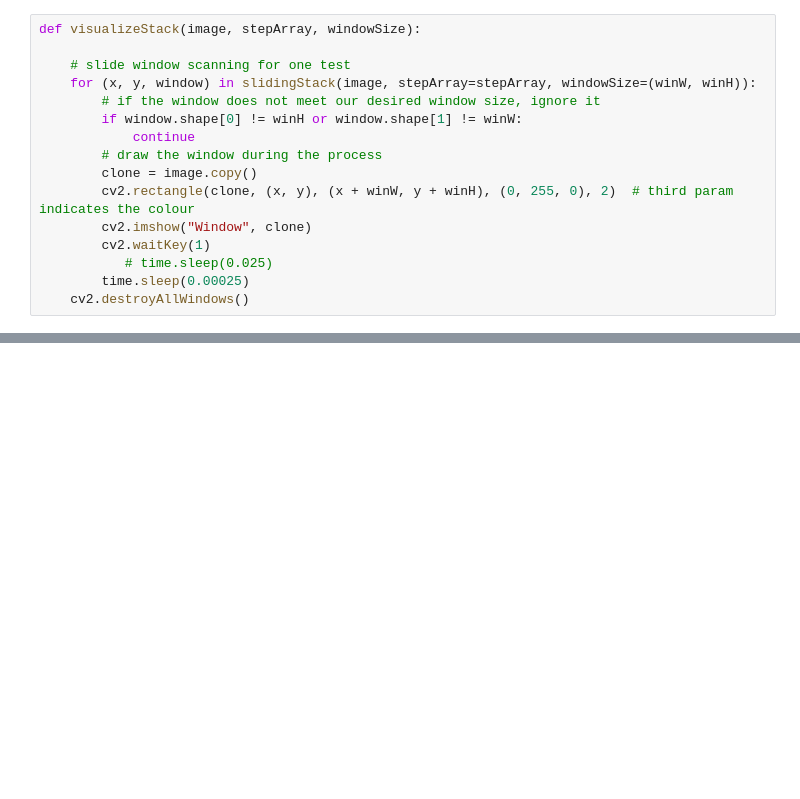
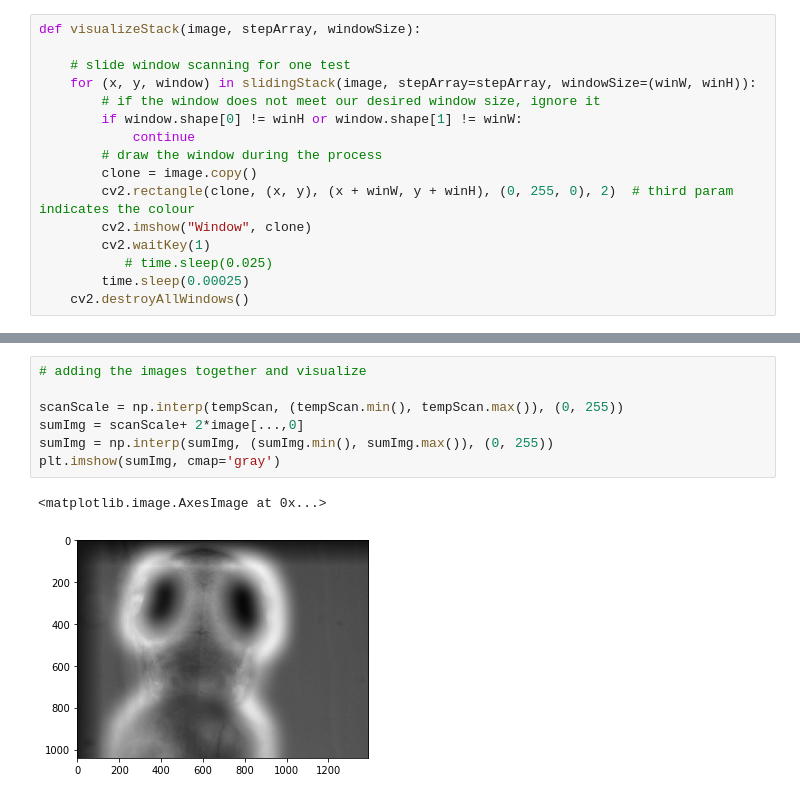
Before and after one commit to leeroyhannover/LM, a Jupyter notebook: digitalConfocal/notebooks/focalMap_demo.ipynb, the cells around one changed output, grey strips where cells are left out. Cells and saved outputs as stored; diff of their text form; blank space fills up the shorter version.

```diff
--- a/digitalConfocal/notebooks/focalMap_demo.ipynb
+++ b/digitalConfocal/notebooks/focalMap_demo.ipynb
@@ -144,0 +197,10 @@ plt.show()
+# %%
+# adding the images together and visualize
+
+scanScale = np.interp(tempScan, (tempScan.min(), tempScan.max()), (0, 255))
+sumImg = scanScale+ 2*image[...,0]
+sumImg = np.interp(sumImg, (sumImg.min(), sumImg.max()), (0, 255))
+plt.imshow(sumImg, cmap='gray')
+# %% [output]
+<matplotlib.image.AxesImage at 0x...>
+[figure, added]
```
Also changed, not shown: parts of 17 cells of this notebook, 41 other files.
